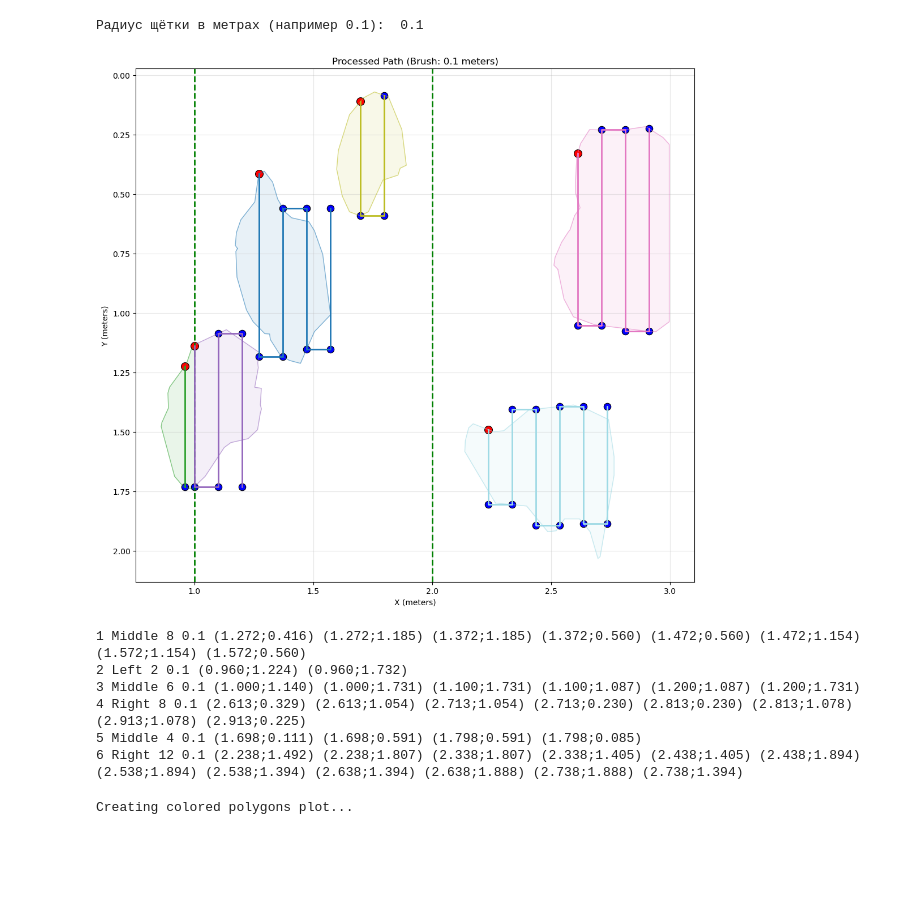
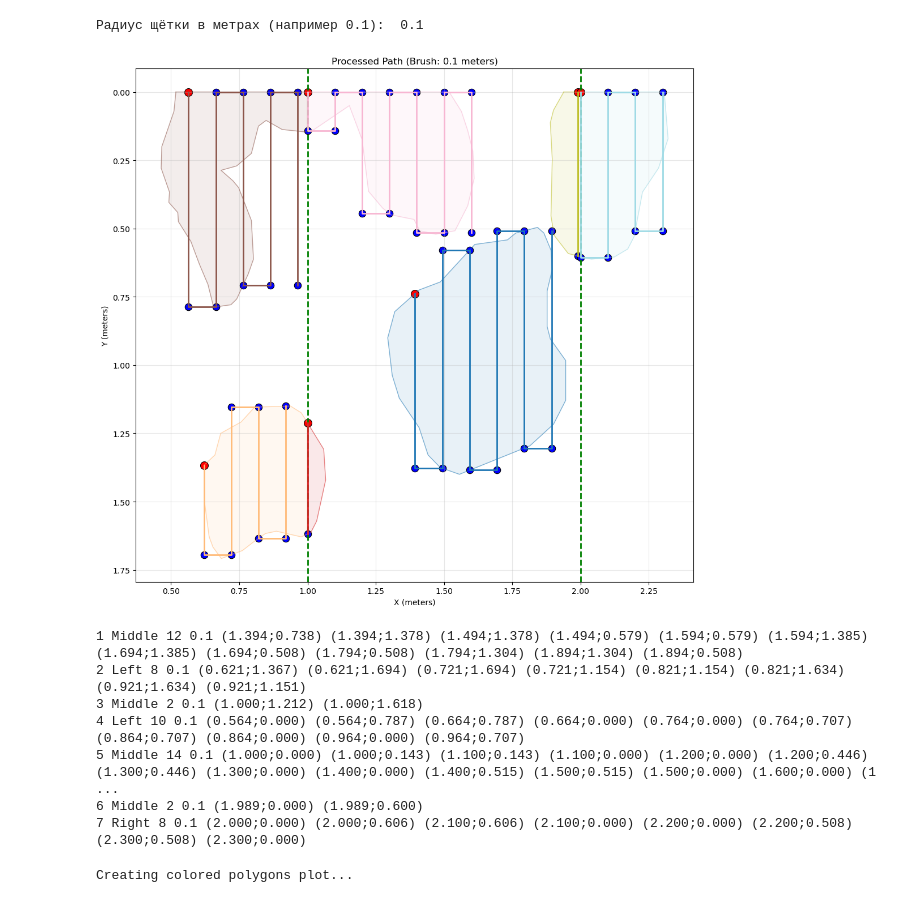
Before and after one commit to Henkanofu/NN_gals, a Jupyter notebook: galswork.ipynb, the cells around one changed output. Cells and saved outputs as stored; diff of their text form; code cells hidden in the pictures; blank space fills up the shorter version.

```diff
--- a/galswork.ipynb
+++ b/galswork.ipynb
@@ -245,41 +245,42 @@ def plot_results(polygons, brush_radius, new_points_data):
 
     ax.set_aspect('equal')
     plt.xlabel('X (meters)')
     plt.ylabel('Y (meters)')
     plt.title(f'Processed Path (Brush: {brush_radius} meters)')
     plt.grid(True, alpha=0.3)
     plt.gca().invert_yaxis()
     plt.tight_layout()
     plt.show()
 
 # Основной код
-file_path = '.ipynb_checkpoints/PrujectNN/example_lables/f2_150_jpg.rf.3b9c8f231bbd0024ddf48f1b687c9e8e.txt'
+file_path = '.ipynb_checkpoints/PrujectNN/example_lables/f1_2783_jpg.rf.e1ff055789fc14970bfed7cac009f395.txt'
 polygons = parse_data(file_path)
 brush_radius_meters = float(input("Радиус щётки в метрах (например 0.1): "))
 
 split_polygons, new_points_data = process_polygons(polygons, brush_radius_meters)
 
 if split_polygons:
     plot_results(split_polygons, brush_radius_meters, new_points_data)
 
     for section, poly_idx, points in new_points_data:
         original_path = generate_snake_path(points, brush_radius_meters)
         if not original_path: continue
 
         processed_path = process_coordinates(original_path)
         coords_str = " ".join(f"({x:.3f};{y:.3f})" for x, y in processed_path)
         print(f"{poly_idx} {section} {len(processed_path)} {brush_radius_meters} {coords_str}")
 else:
     print("Нет полигонов для отображения")
 # %% [output]
 Радиус щётки в метрах (например 0.1):  0.1
-[figure, old version]
+[figure, new version]
-1 Middle 8 0.1 (1.272;0.416) (1.272;1.185) (1.372;1.185) (1.372;0.560) (1.472;0.560) (1.472;1.154) (1.572;1.154) (1.572;0.560)
-2 Left 2 0.1 (0.960;1.224) (0.960;1.732)
-3 Middle 6 0.1 (1.000;1.140) (1.000;1.731) (1.100;1.731) (1.100;1.087) (1.200;1.087) (1.200;1.731)
-4 Right 8 0.1 (2.613;0.329) (2.613;1.054) (2.713;1.054) (2.713;0.230) (2.813;0.230) (2.813;1.078) (2.913;1.078) (2.913;0.225)
-5 Middle 4 0.1 (1.698;0.111) (1.698;0.591) (1.798;0.591) (1.798;0.085)
-6 Right 12 0.1 (2.238;1.492) (2.238;1.807) (2.338;1.807) (2.338;1.405) (2.438;1.405) (2.438;1.894) (2.538;1.894) (2.538;1.394) (2.638;1.394) (2.638;1.888) (2.738;1.888) (2.738;1.394)
+1 Middle 12 0.1 (1.394;0.738) (1.394;1.378) (1.494;1.378) (1.494;0.579) (1.594;0.579) (1.594;1.385) (1.694;1.385) (1.694;0.508) (1.794;0.508) (1.794;1.304) (1.894;1.304) (1.894;0.508)
+2 Left 8 0.1 (0.621;1.367) (0.621;1.694) (0.721;1.694) (0.721;1.154) (0.821;1.154) (0.821;1.634) (0.921;1.634) (0.921;1.151)
+3 Middle 2 0.1 (1.000;1.212) (1.000;1.618)
+4 Left 10 0.1 (0.564;0.000) (0.564;0.787) (0.664;0.787) (0.664;0.000) (0.764;0.000) (0.764;0.707) (0.864;0.707) (0.864;0.000) (0.964;0.000) (0.964;0.707)
+5 Middle 14 0.1 (1.000;0.000) (1.000;0.143) (1.100;0.143) (1.100;0.000) (1.200;0.000) (1.200;0.446) (1.300;0.446) (1.300;0.000) (1.400;0.000) (1.400;0.515) (1.500;0.515) (1.500;0.000) (1.600;0.000) (1 ...
+6 Middle 2 0.1 (1.989;0.000) (1.989;0.600)
+7 Right 8 0.1 (2.000;0.000) (2.000;0.606) (2.100;0.606) (2.100;0.000) (2.200;0.000) (2.200;0.508) (2.300;0.508) (2.300;0.000)
 # %%
 import numpy as np
 import matplotlib.pyplot as plt
```
Also changed, not shown: 1 other file.
